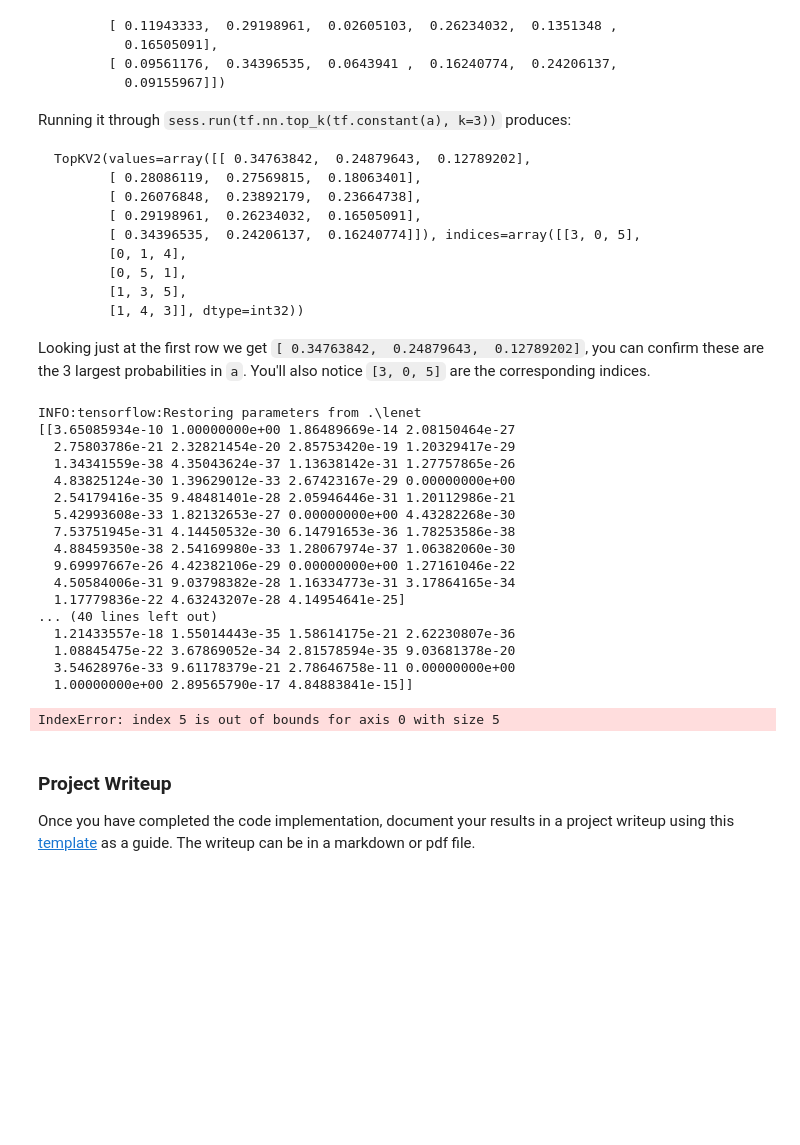
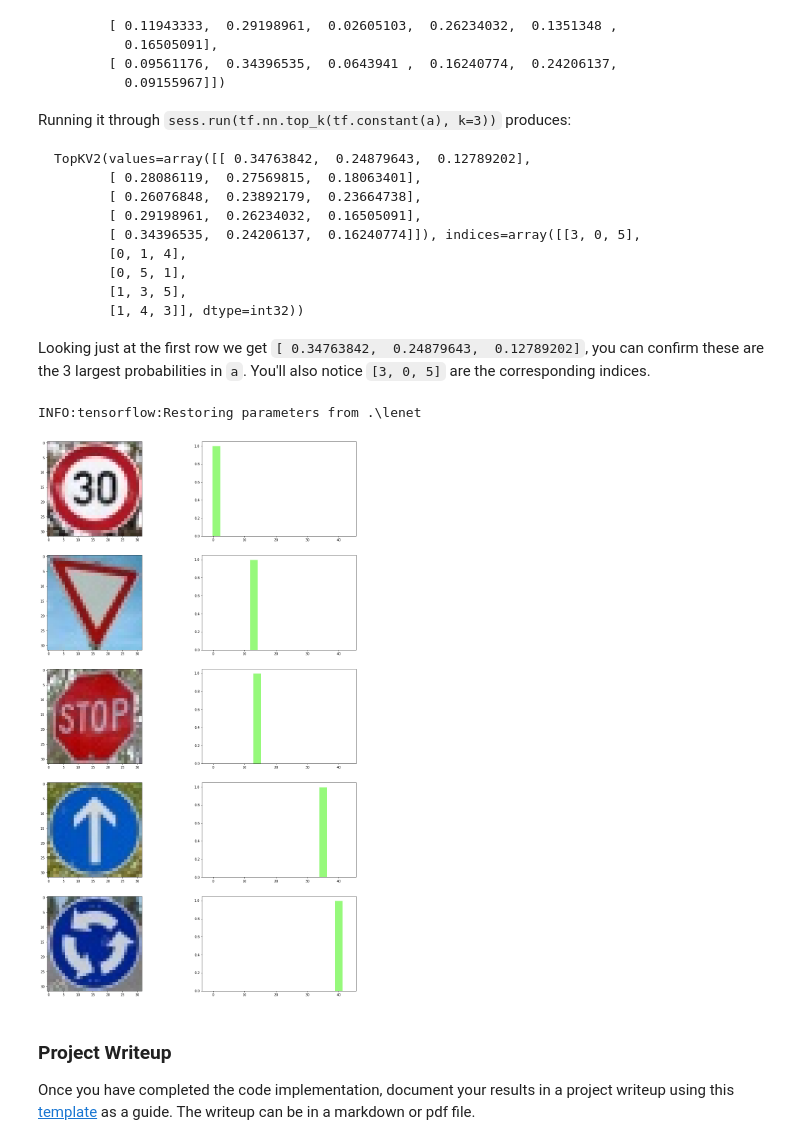
Before and after one commit to jasleon/Traffic-Sign-Classifier, a Jupyter notebook: Traffic_Sign_Classifier.ipynb, the cells around one changed output. Cells and saved outputs as stored; diff of their text form; code cells hidden in the pictures; blank space fills up the shorter version.

Commit message:
Compare softmax probabilities

```diff
--- a/Traffic_Sign_Classifier.ipynb
+++ b/Traffic_Sign_Classifier.ipynb
@@ -407,7 +389,7 @@ X_new = preprocess(X_new)
 with tf.Session() as sess:
     saver.restore(sess, tf.train.latest_checkpoint('.'))
 
-    prediction = np.argmax(np.array(sess.run(logits, feed_dict={x: X_new})), axis=1)
+    prediction = np.argmax(sess.run(logits, feed_dict={x: X_new}), axis=1)
 
 for i, p in enumerate(prediction):
     print('Image {} - Target = {:02d}, Predicted = {:02d}'.format(i, y_new[i], p))
@@ -475,31 +458,25 @@ Looking just at the first row we get `[ 0.34763842,  0.24879643,  0.12789202]`,
 ### Feel free to use as many code cells as needed.
 with tf.Session() as sess:
     saver.restore(sess, tf.train.latest_checkpoint('.'))
-    top = sess.run(tf.nn.top_k(logits, k=3), feed_dict={x: X_new})
+    top = sess.run(tf.nn.top_k(logits, k=5), feed_dict={x: X_new})
     softmax_probs = sess.run(tf.nn.softmax(logits), feed_dict={x: X_new})
 # %% [output]
 INFO:tensorflow:Restoring parameters from .\lenet
-[[3.65085934e-10 1.00000000e+00 1.86489669e-14 2.08150464e-27
-  2.75803786e-21 2.32821454e-20 2.85753420e-19 1.20329417e-29
-  1.34341559e-38 4.35043624e-37 1.13638142e-31 1.27757865e-26
-  4.83825124e-30 1.39629012e-33 2.67423167e-29 0.00000000e+00
-  2.54179416e-35 9.48481401e-28 2.05946446e-31 1.20112986e-21
-  5.42993608e-33 1.82132653e-27 0.00000000e+00 4.43282268e-30
-  7.53751945e-31 4.14450532e-30 6.14791653e-36 1.78253586e-38
-  4.88459350e-38 2.54169980e-33 1.28067974e-37 1.06382060e-30
-  9.69997667e-26 4.42382106e-29 0.00000000e+00 1.27161046e-22
-  4.50584006e-31 9.03798382e-28 1.16334773e-31 3.17864165e-34
-  1.17779836e-22 4.63243207e-28 4.14954641e-25]
-... (40 lines left out)
-  1.21433557e-18 1.55014443e-35 1.58614175e-21 2.62230807e-36
-  1.08845475e-22 3.67869052e-34 2.81578594e-35 9.03681378e-20
-  3.54628976e-33 9.61178379e-21 2.78646758e-11 0.00000000e+00
-  1.00000000e+00 2.89565790e-17 4.84883841e-15]]
-# %%
-x = np.arange(n_classes)
-plt.bar(x, softmax_probs[5])
-# %% [output]
-IndexError: index 5 is out of bounds for axis 0 with size 5
+# %%
+def batch_compare(probs):
+    n = probs.shape[0]
+
+    f, ax = plt.subplots(n, 2, figsize=(18, 6*n))
+
+    images, _ = load('images')
+
+    for i in range(n):
+        ax[i][0].imshow(images[i])
+        ax[i][1].bar(np.arange(n_classes), probs[i], width=2.5, color='xkcd:light green', edgecolor='white')
+
+batch_compare(softmax_probs)
+# %% [output]
+[figure, added]
 # %% [markdown]
 ### Project Writeup
 
```
Also changed, not shown: parts of 4 cells of this notebook.
